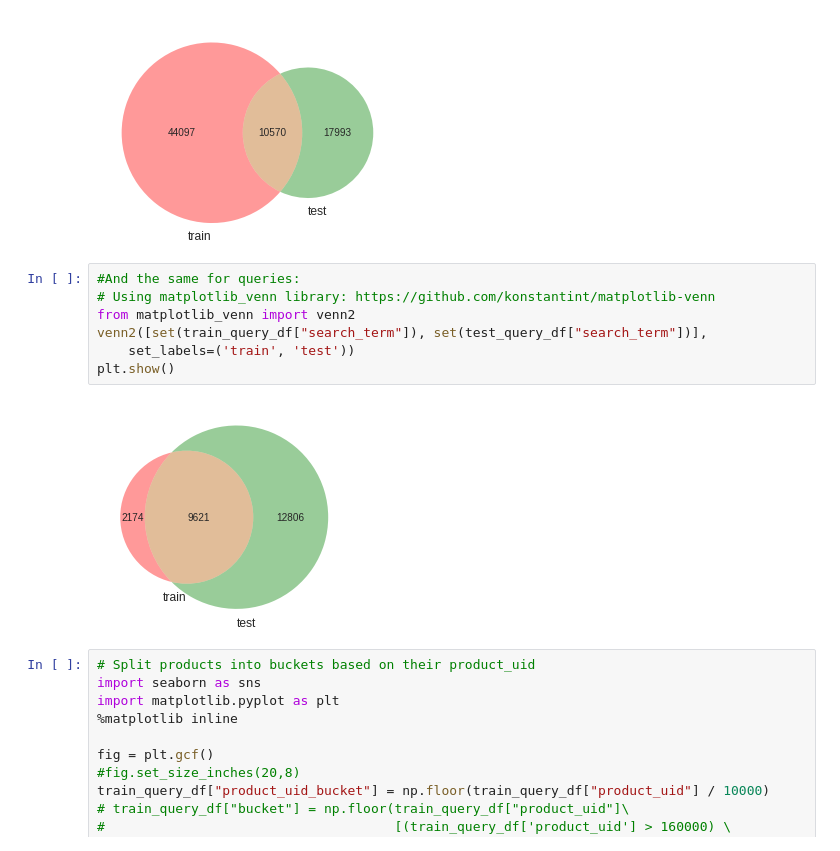
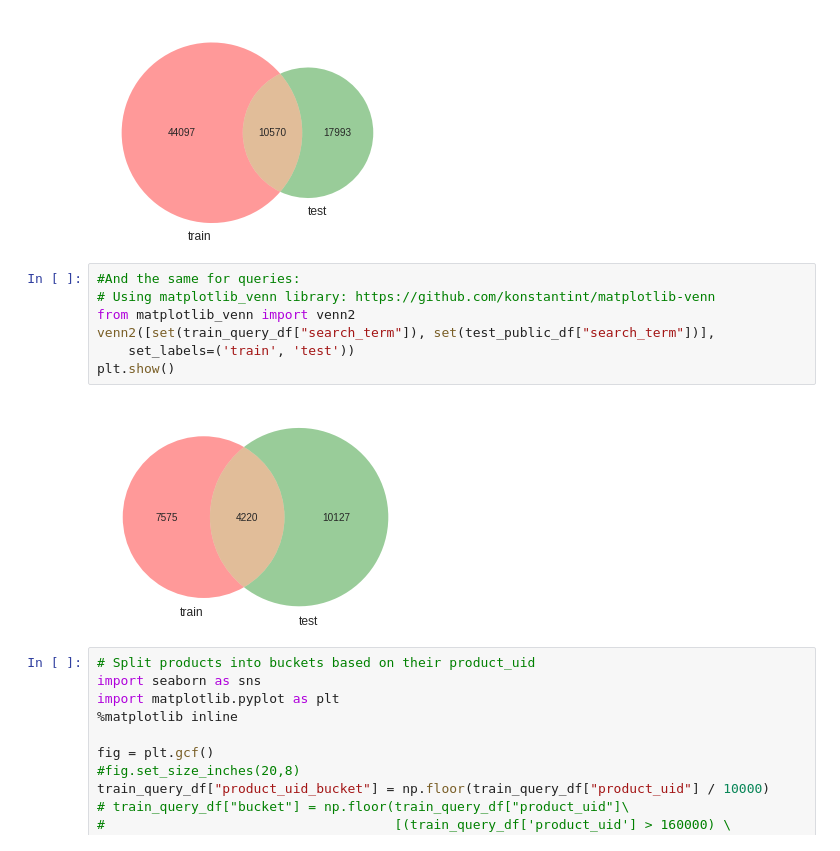
Before and after one commit to jax79sg/IRDM2017, a Jupyter notebook: python/Spacy.ipynb, the cells around one changed output. Drawn from its saved outputs; the diff is of its cells as text.

```diff
--- a/python/Spacy.ipynb
+++ b/python/Spacy.ipynb
@@ -159,12 +163,12 @@ plt.show()
 # %%
 #And the same for queries:
 # Using matplotlib_venn library: https://github.com/konstantint/matplotlib-venn
 from matplotlib_venn import venn2
-venn2([set(train_query_df["search_term"]), set(test_query_df["search_term"])],
+venn2([set(train_query_df["search_term"]), set(test_public_df["search_term"])],
     set_labels=('train', 'test'))
 plt.show()
 # %% [output]
-[figure, old version]
+[figure, new version]
 # %%
 # Split products into buckets based on their product_uid
 import seaborn as sns
```
Also changed, not shown: parts of 1 cell of this notebook, 6 other files.
